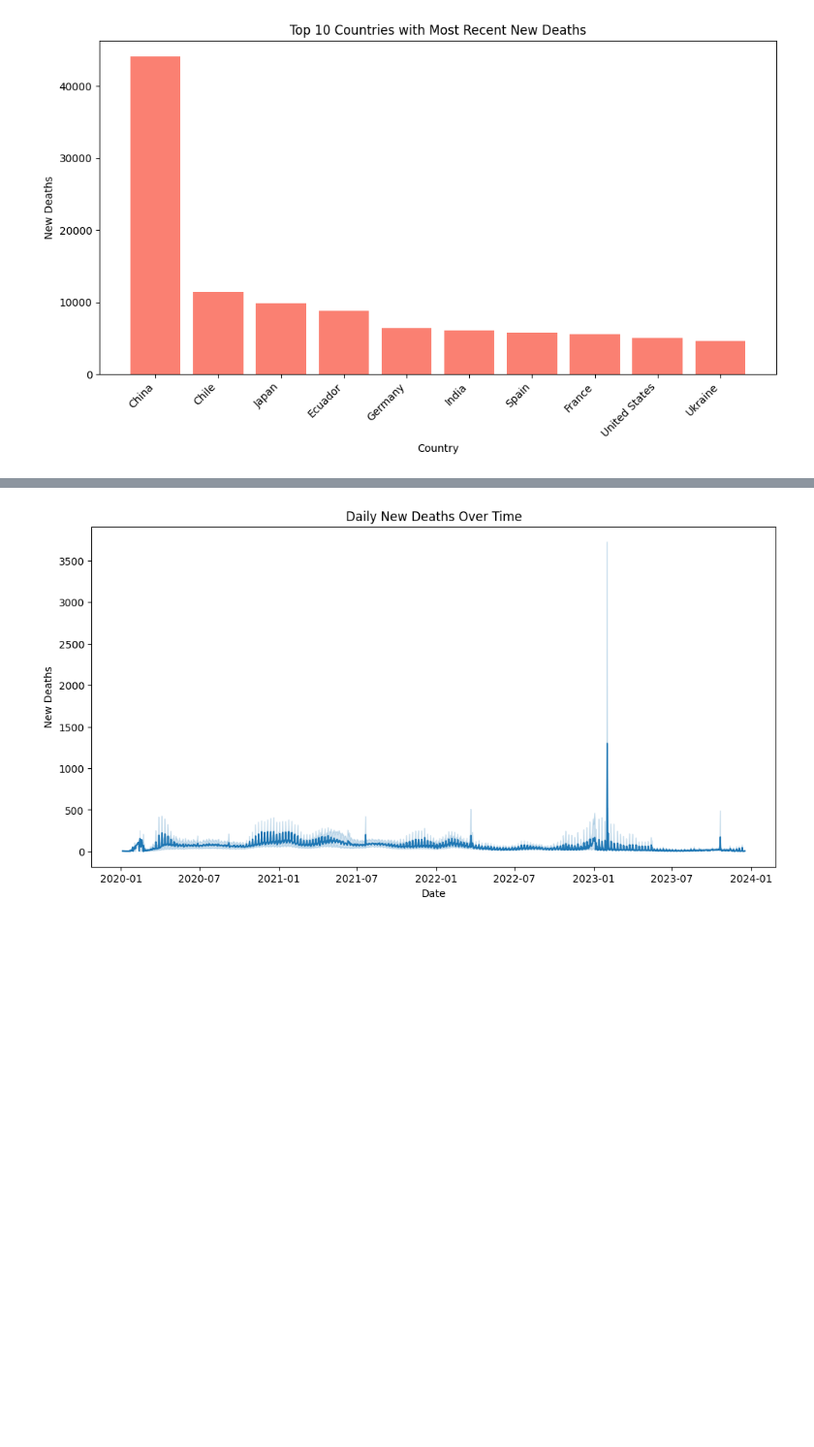
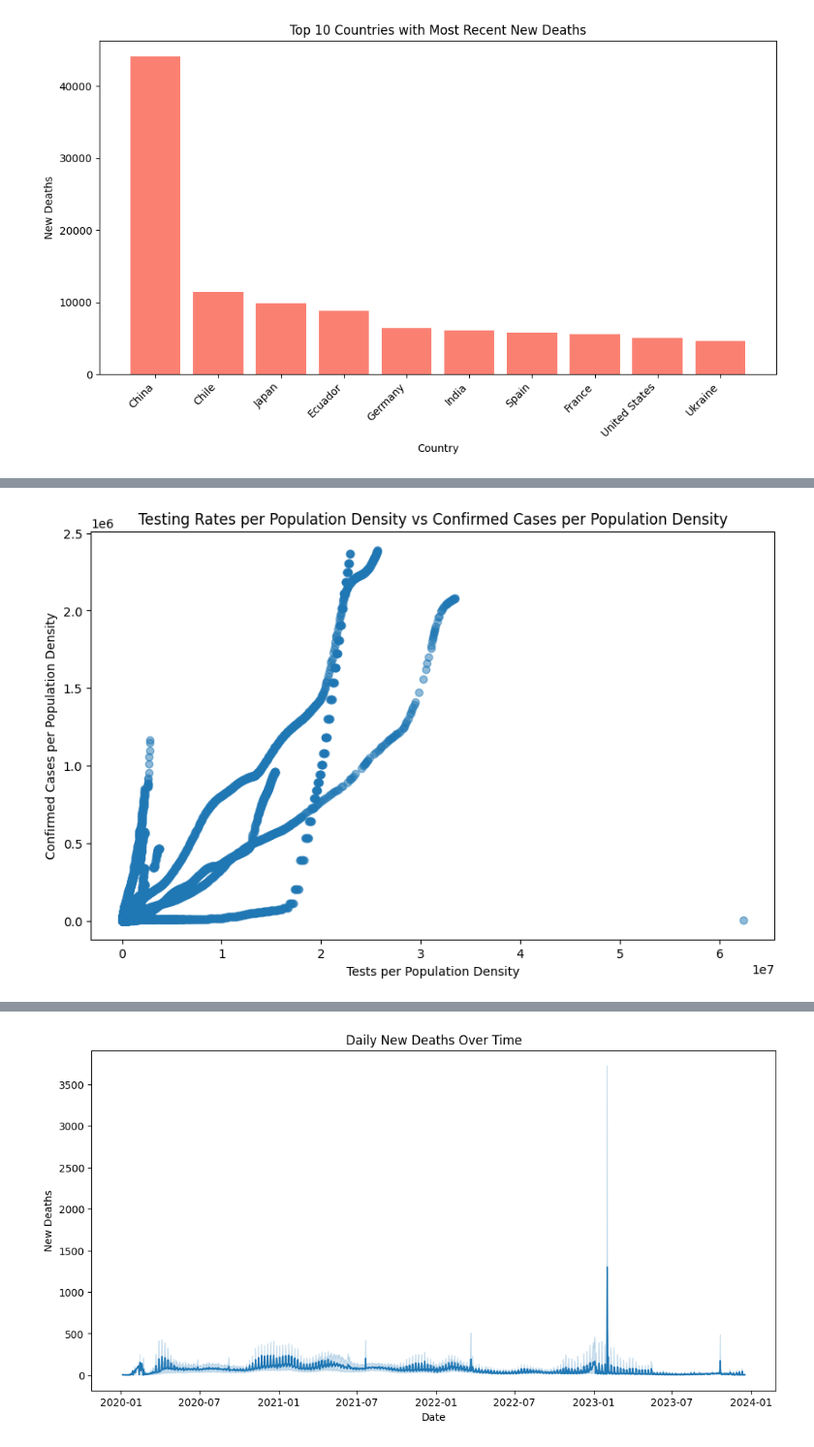
Before and after one commit to mona-shiri/Covid-19, a Jupyter notebook: Covid-19-2.ipynb, the cells around one changed output, grey strips where cells are left out. Shown at 97% size. Drawn from its saved outputs; the diff is of its cells as text; code cells hidden in the pictures; blank space fills up the shorter version.

```diff
--- a/Covid-19-2.ipynb
+++ b/Covid-19-2.ipynb
@@ -186,16 +183,0 @@ See the caveats in the documentation: https://pandas.pydata.org/pandas-docs/stab
-# %%
-'''import country_converter as coco
-
-# Load the country converter data
-coco = coco.CountryConverter()
-
-# Example: Convert country names to continents
-def get_continent(country):
-    try:
-        return coco.convert(names=country, to='continent')[0]
-    except coco.exceptions.NotFittedError:
-        # Handle the case when the converter is not fitted
-        return None
-
-# Apply the get_continent function to fill missing values in 'continent' column
-df['continent'].fillna(df['location'].apply(get_continent), inplace=True)'''
@@ -296,4 +275,4 @@ print(missing_values_rows)
 # %%
 # first remove the missing values in cardiovasc_death_rate
 # %%
-df.dropna(subset=['cardiovasc_death_rate'], inplace=True)
+df_cardiovasc_death_rate = df.dropna(subset=['cardiovasc_death_rate'])
@@ -455,0 +400,20 @@ plt.show()
+# %%
+# Create a new DataFrame with relevant columns
+testing_vs_cases = df_filtered[['location', 'total_tests', 'total_cases', 'population_density']].copy()
+
+# Drop rows with missing values in 'total_tests', 'total_cases', or 'population_density'
+testing_vs_cases = testing_vs_cases.dropna(subset=['total_tests', 'total_cases', 'population_density'])
+
+# Normalize 'total_tests' and 'total_cases' by dividing by 'population_density'
+testing_vs_cases['tests_per_density'] = testing_vs_cases['total_tests'] / testing_vs_cases['population_density']
+testing_vs_cases['cases_per_density'] = testing_vs_cases['total_cases'] / testing_vs_cases['population_density']
+
+# Plotting the scatter plot with normalized data using population density
+plt.figure(figsize=(10, 6))
+plt.scatter(testing_vs_cases['tests_per_density'], testing_vs_cases['cases_per_density'], alpha=0.5)
+plt.title('Testing Rates per Population Density vs Confirmed Cases per Population Density')
+plt.xlabel('Tests per Population Density')
+plt.ylabel('Confirmed Cases per Population Density')
+plt.show()
+# %% [output]
+[figure, added]
```
Also changed, not shown: parts of 52 cells of this notebook.
